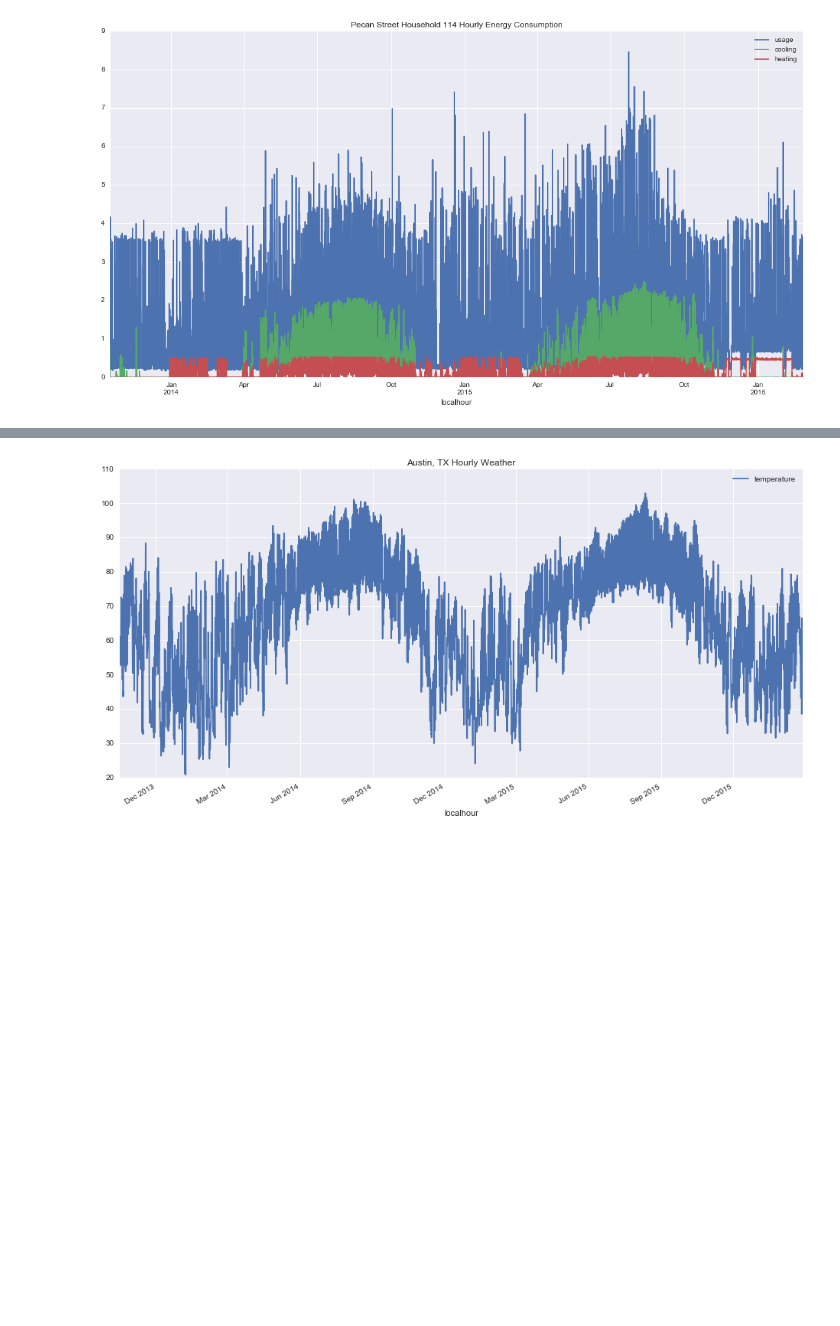
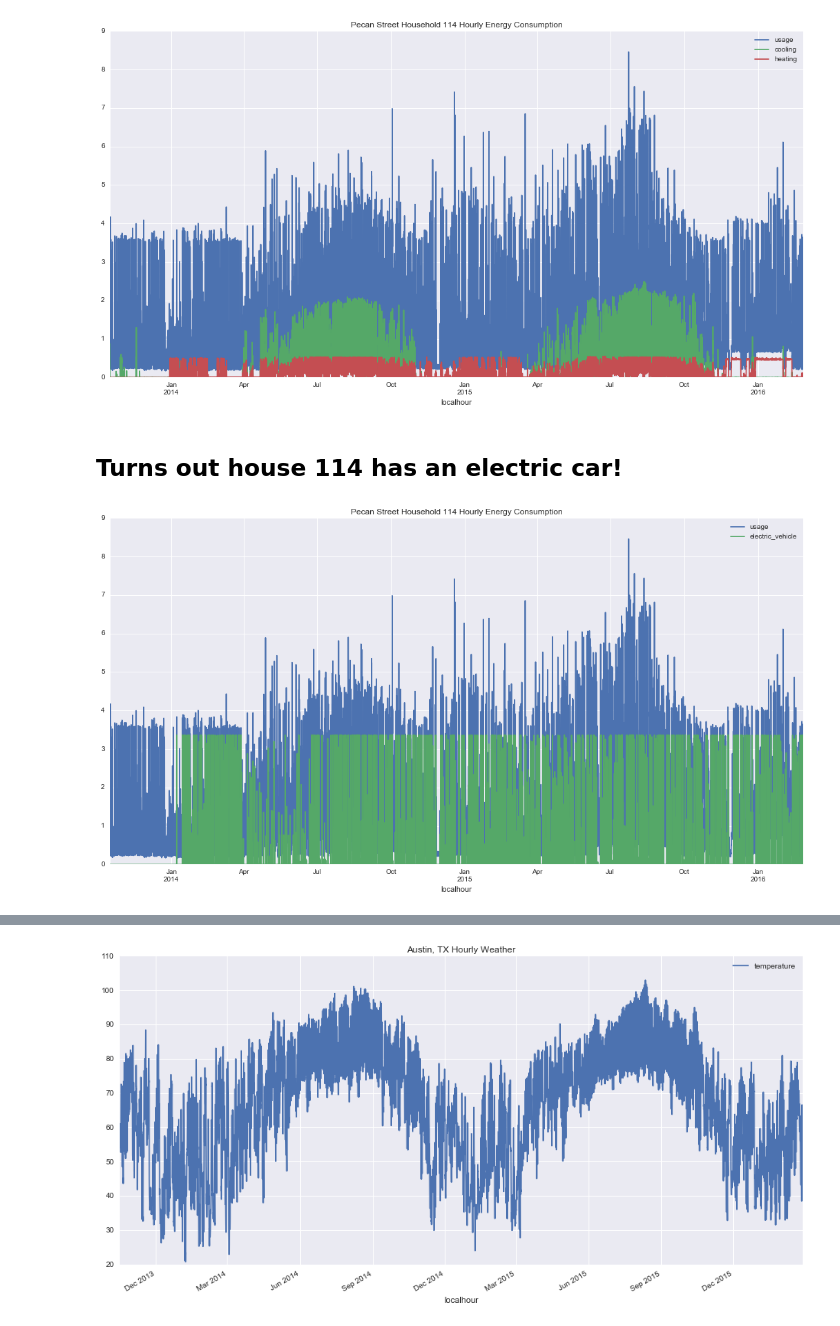
Before and after one commit to dougkelly/SmartMeterResearch, a Jupyter notebook: SmartMeterResearch_Stage1.ipynb, the cells around one changed output, grey strips where cells are left out. Drawn from its saved outputs; the diff is of its cells as text; code cells hidden in the pictures; blank space fills up the shorter version.

```diff
--- a/SmartMeterResearch_Stage1.ipynb
+++ b/SmartMeterResearch_Stage1.ipynb
@@ -66,9 +71,17 @@ dtype: int64
 # %%
 electricity_df_nocar = electricity_df[electricity_df.columns[:3]]
+# %%
+electricity_df_car = electricity_df[['usage','electric_vehicle']]
 # %%
 electricity_df_nocar.plot(figsize=(18,9), title="Pecan Street Household 114 Hourly Energy Consumption");
 # %% [output]
 [figure]
+# %% [markdown]
+## Turns out house 114 has an electric car!
+# %%
+electricity_df_car.plot(figsize=(18,9), title="Pecan Street Household 114 Hourly Energy Consumption");
+# %% [output]
+[figure, added]
 # %%
 # Geohash: 30.292432 -97.699662 Austin, TX
 # %%
```
Also changed, not shown: parts of 35 cells of this notebook, 3 other files.
